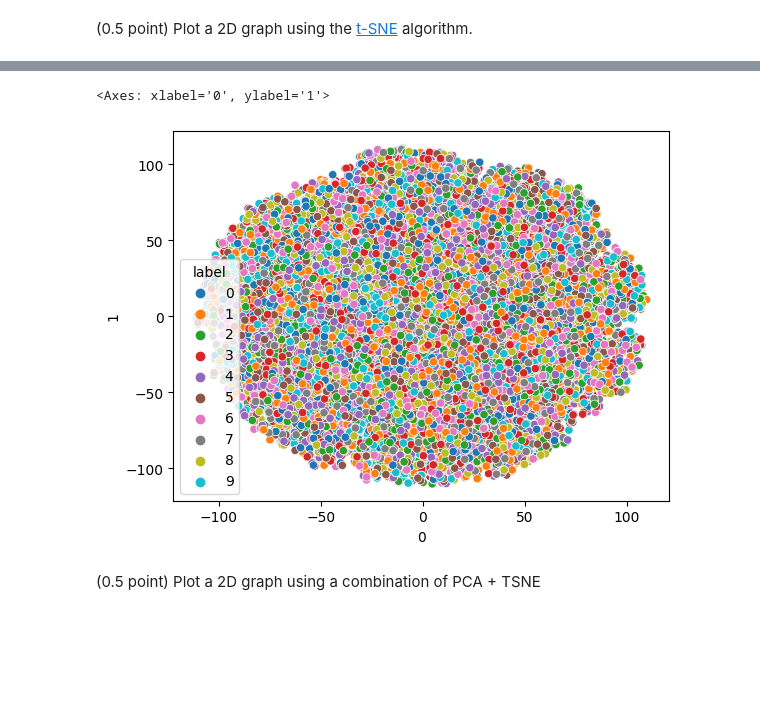
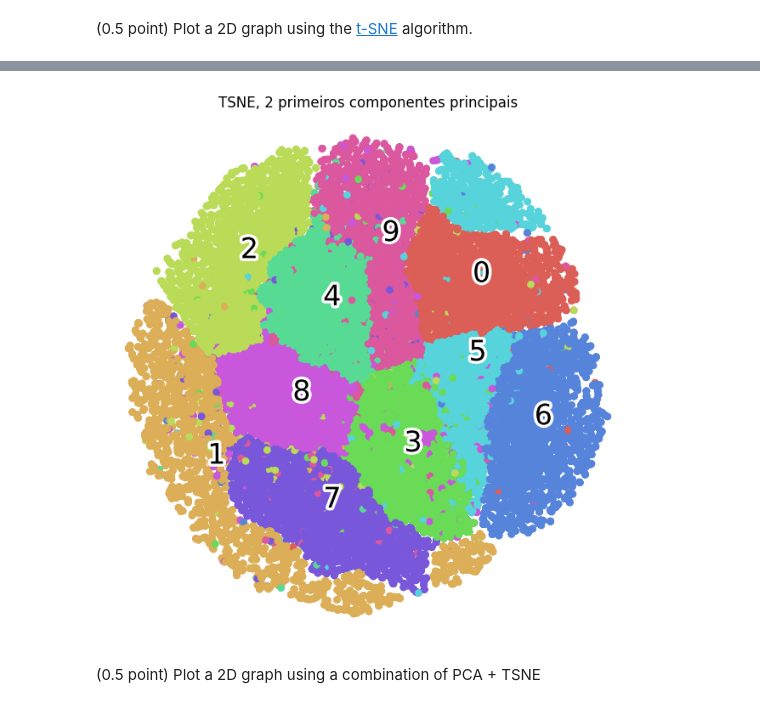
Before and after one commit to GabrielBG0/MLPR-Unicamp, a Jupyter notebook: T3/T3_Unsupervised_Learning.ipynb, the cells around one changed output, grey strips where cells are left out. Cells and saved outputs as stored; diff of their text form; code cells hidden in the pictures; blank space fills up the shorter version.

```diff
--- a/T3/T3_Unsupervised_Learning.ipynb
+++ b/T3/T3_Unsupervised_Learning.ipynb
@@ -131,9 +160,10 @@ reduced_df
 42000 rows × 3 columns
-# %%
-sns.scatterplot(data=reduced_df, x=0, y=1, hue='label', palette="tab10")
-# %% [output]
-<Axes: xlabel='0', ylabel='1'>
-[figure, removed]
+# %%
+scatter(reducted, y)
+plt.title('TSNE, 2 primeiros componentes principais')
+plt.show()
+# %% [output]
+[figure, added]
 # %% [markdown]
 (0.5 point) Plot a 2D graph using a combination of PCA + TSNE
 # %%
```
Also changed, not shown: parts of 10 cells of this notebook.
